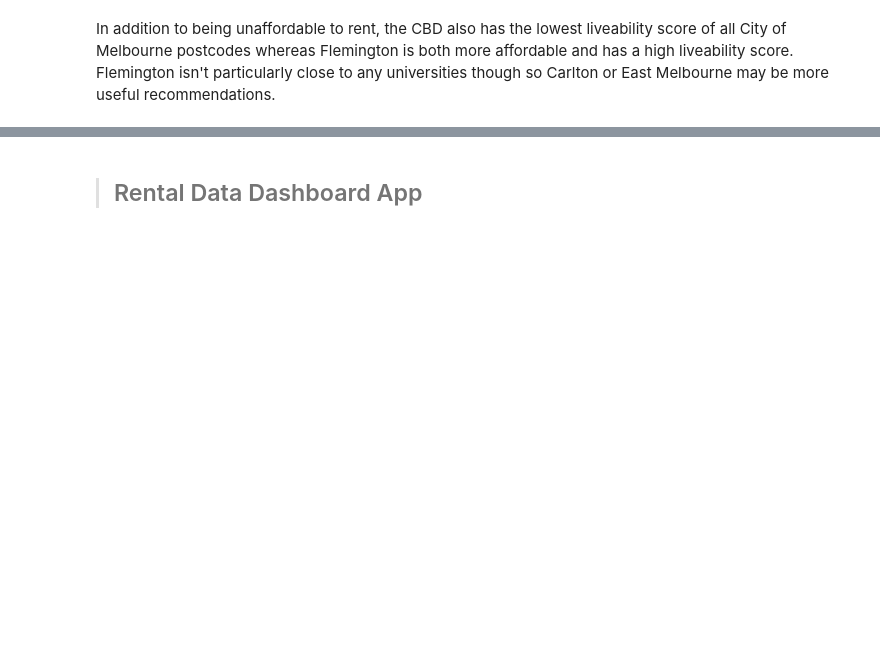
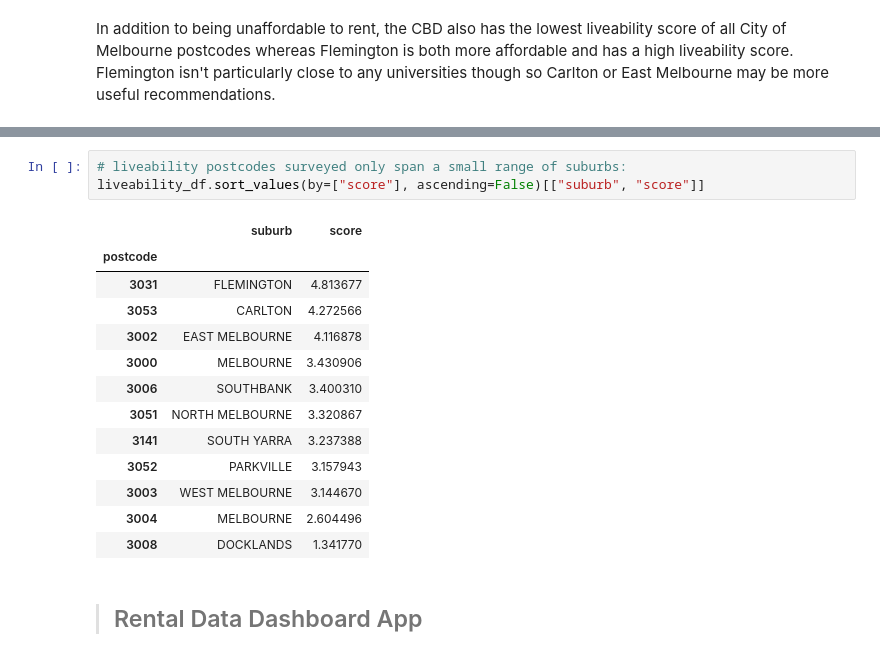
Before and after one commit to MAST30034-AppliedDataScience/project-2-group-real-estate-industry-project-27, a Jupyter notebook: notebooks/summary.ipynb, the cells around one changed output, grey strips where cells are left out. Saved outputs shown, nothing was run; the diff lists cells and outputs as text; blank space fills up the shorter version.

```diff
--- a/notebooks/summary.ipynb
+++ b/notebooks/summary.ipynb
@@ -663,3 +670,20 @@ In addition to being unaffordable to rent, the CBD also has the lowest liveabili
+# %%
+# liveability postcodes surveyed only span a small range of suburbs:
+liveability_df.sort_values(by=["score"], ascending=False)[["suburb", "score"]]
+# %% [output]
+|  | suburb | score |
+| postcode |  |  |
+| 3031 | FLEMINGTON | 4.813677 |
+| 3053 | CARLTON | 4.272566 |
+| 3002 | EAST MELBOURNE | 4.116878 |
+| 3000 | MELBOURNE | 3.430906 |
+| 3006 | SOUTHBANK | 3.400310 |
+| 3051 | NORTH MELBOURNE | 3.320867 |
+| 3141 | SOUTH YARRA | 3.237388 |
+| 3052 | PARKVILLE | 3.157943 |
+| 3003 | WEST MELBOURNE | 3.144670 |
+| 3004 | MELBOURNE | 2.604496 |
+| 3008 | DOCKLANDS | 1.341770 |
 # %% [markdown]
 > ## Rental Data Dashboard App
 # %% [markdown]
```
Also changed, not shown: parts of 5 cells of this notebook.
